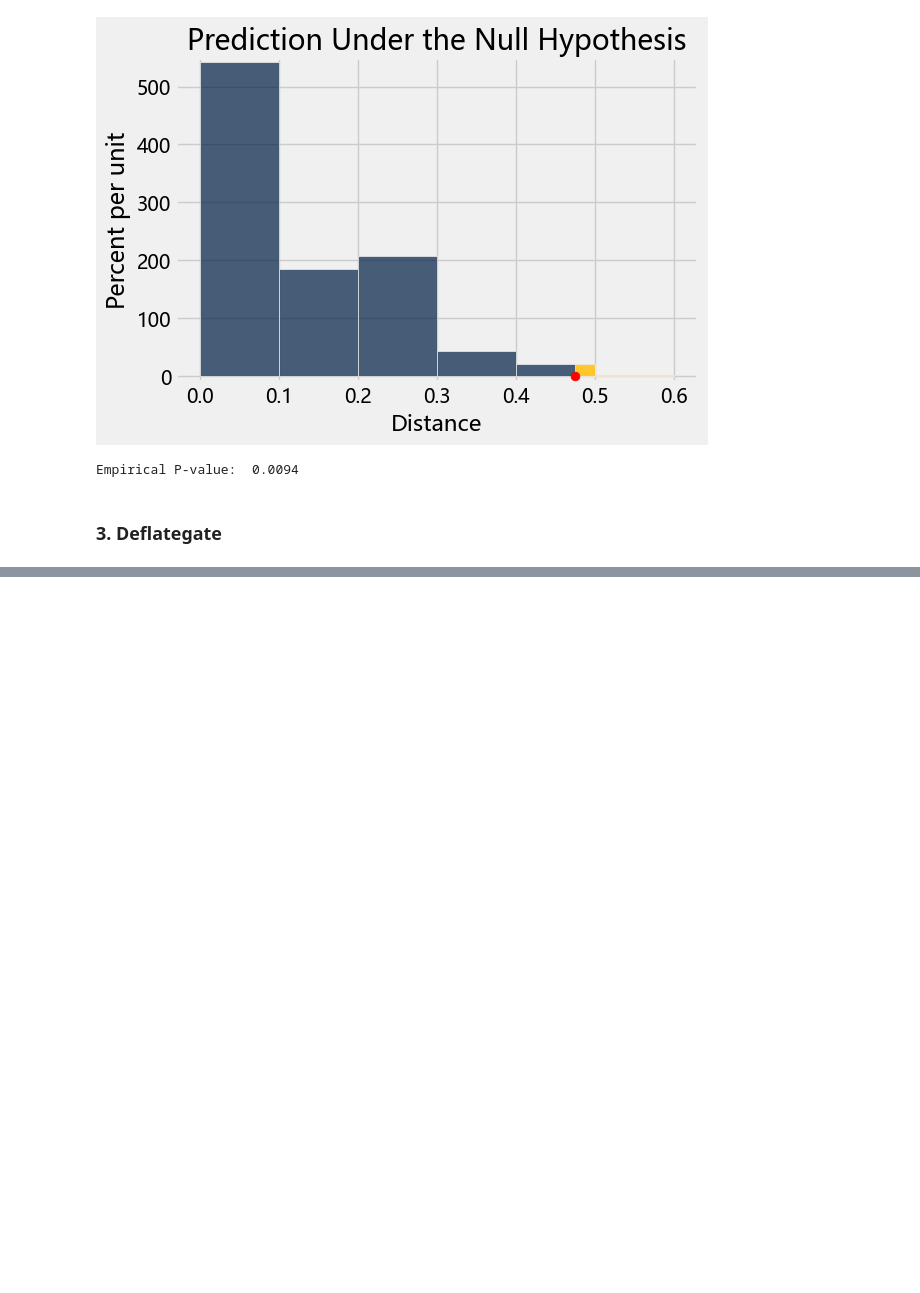
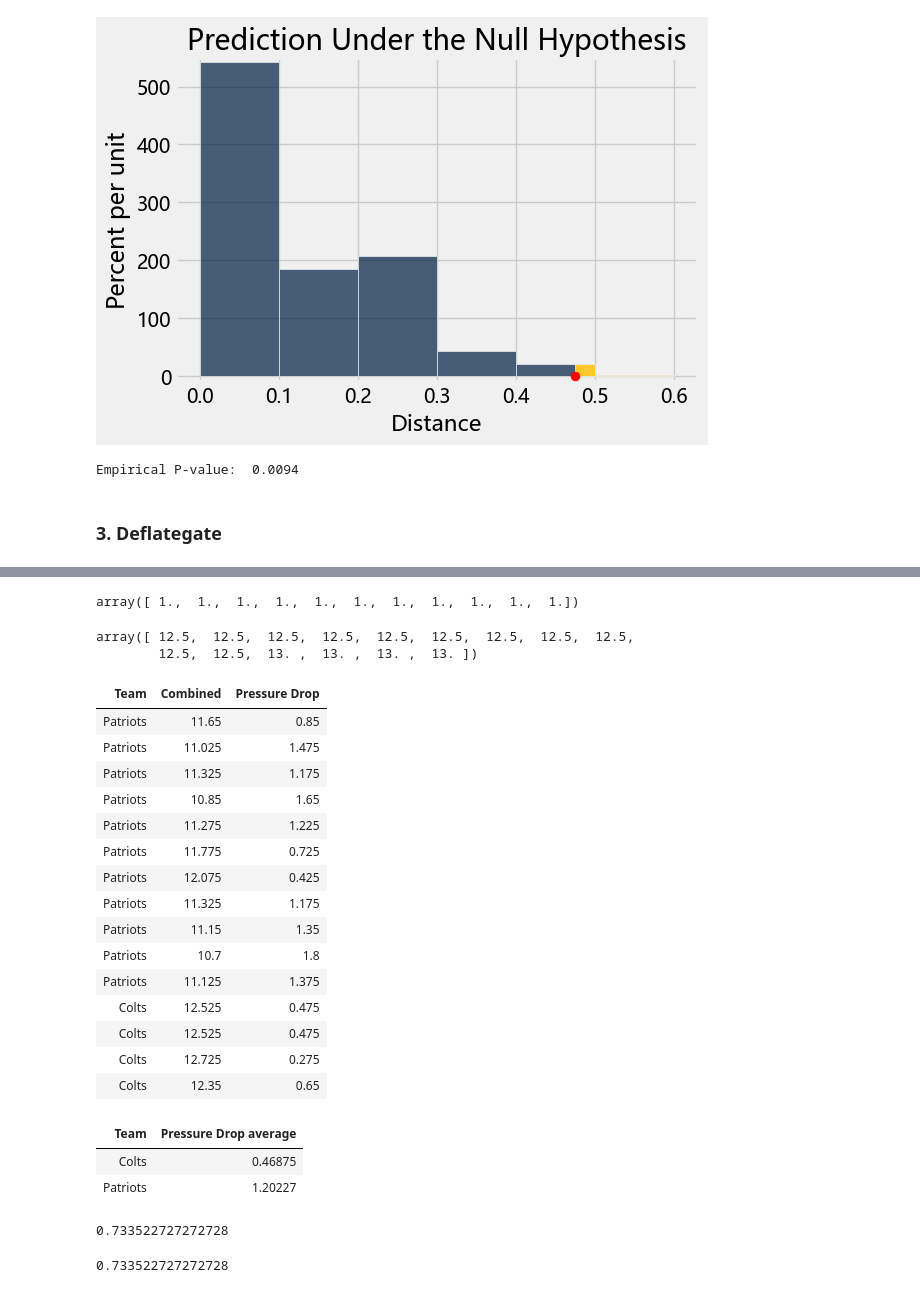
Before and after one commit to Matthew-HMS/Datascience101, a Jupyter notebook: Two_samples.ipynb, the cells around one changed output, grey strips where cells are left out. Drawn from its saved outputs; the diff is of its cells as text; code cells hidden in the pictures; blank space fills up the shorter version.

```diff
--- a/Two_samples.ipynb
+++ b/Two_samples.ipynb
@@ -311,3 +311,6 @@ from datascience import *
 import matplotlib.pyplot as plots
 plots.style.use('fivethirtyeight')
 import numpy as np
+# %%
+football = Table.read_table('https://github.com/Matthew-HMS/datascience_material/raw/main/assets/data/deflategate.csv')
+football
@@ -313,0 +330,3 @@ import numpy as np
+# %%
+football = football.with_column('Combined', (football.column(1)+football.column(2))/2).drop(1, 2)
+football
@@ -313,0 +346,46 @@ import numpy as np
+# %%
+np.ones(11)
+# %% [output]
+array([ 1.,  1.,  1.,  1.,  1.,  1.,  1.,  1.,  1.,  1.,  1.])
+# %%
+patriots_start = 12.5 * np.ones(11)
+colts_start = 13 * np.ones(4)
+start = np.append(patriots_start, colts_start)
+start
+# %% [output]
+array([ 12.5,  12.5,  12.5,  12.5,  12.5,  12.5,  12.5,  12.5,  12.5,
+        12.5,  12.5,  13. ,  13. ,  13. ,  13. ])
+# %%
+drop = start - football.column(1)
+football = football.with_column('Pressure Drop', drop)
+football.show()
+# %% [output]
+| Team | Combined | Pressure Drop |
+| Patriots | 11.65 | 0.85 |
+| Patriots | 11.025 | 1.475 |
+| Patriots | 11.325 | 1.175 |
+| Patriots | 10.85 | 1.65 |
+| Patriots | 11.275 | 1.225 |
+| Patriots | 11.775 | 0.725 |
+| Patriots | 12.075 | 0.425 |
+| Patriots | 11.325 | 1.175 |
+| Patriots | 11.15 | 1.35 |
+| Patriots | 10.7 | 1.8 |
+| Patriots | 11.125 | 1.375 |
+| Colts | 12.525 | 0.475 |
+| Colts | 12.525 | 0.475 |
+| Colts | 12.725 | 0.275 |
+| Colts | 12.35 | 0.65 |
+# %%
+football = football.drop('Combined')
+football.group('Team', np.average)
+# %% [output]
+| Team | Pressure Drop average |
+| Colts | 0.46875 |
+| Patriots | 1.20227 |
+# %%
+observed_means = football.group('Team', np.average).column(1)
+observed_difference = (observed_means.item(1) - observed_means.item(0))
+observed_difference
+# %% [output]
+0.733522727272728
@@ -313,0 +397,4 @@ import numpy as np
+# %%
+difference_of_means(football, 'Team')
+# %% [output]
+0.733522727272728
```
Also changed, not shown: parts of 10 cells of this notebook, 1 other file.
